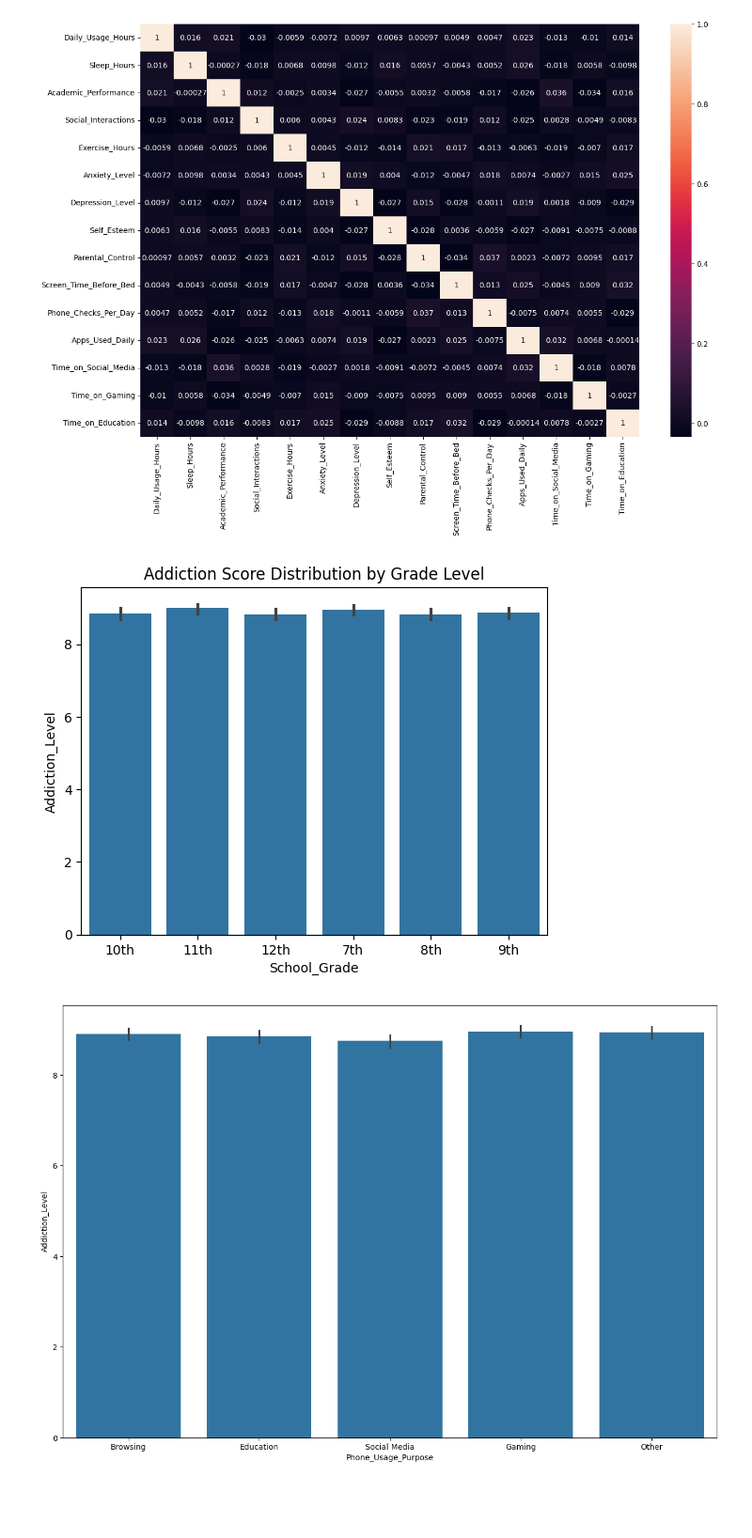
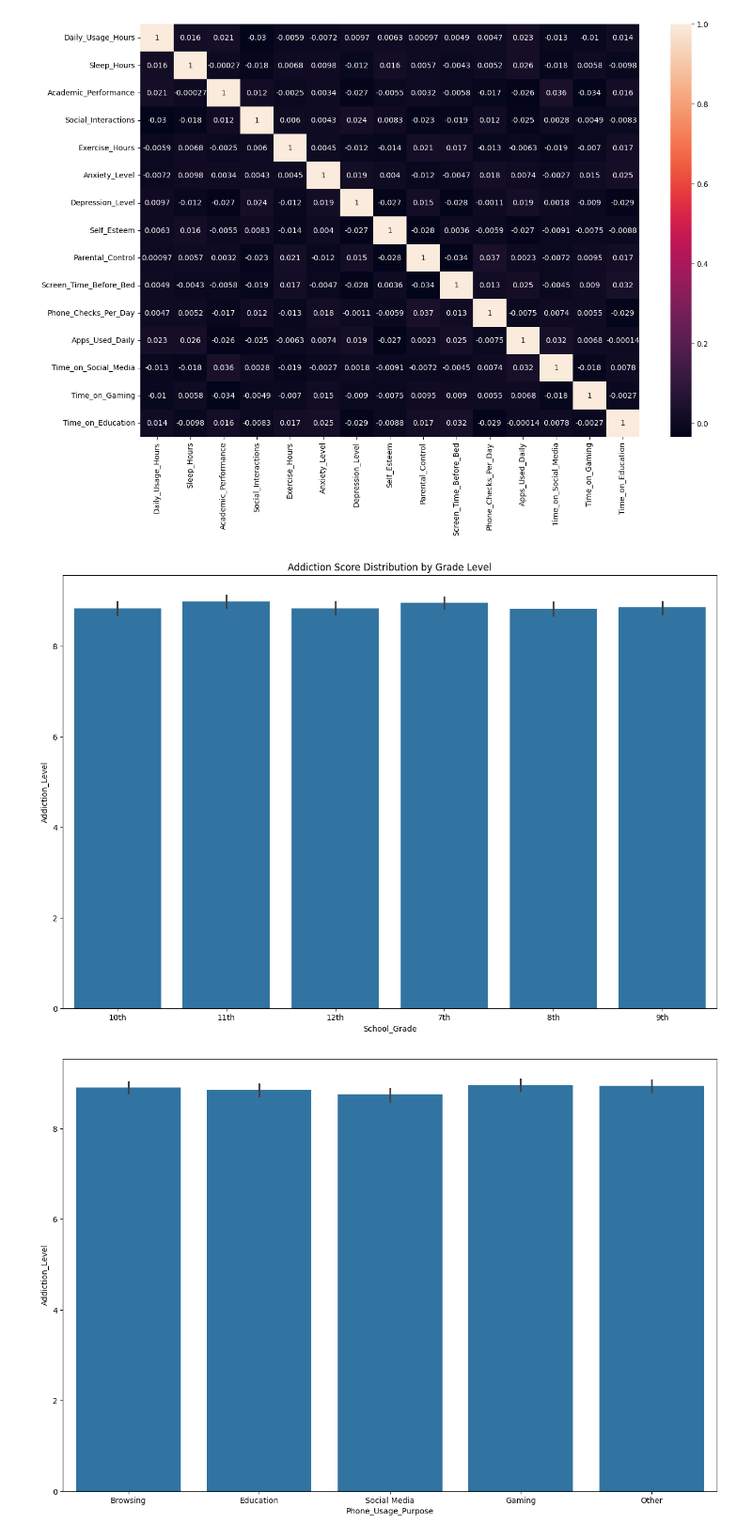
Before and after one commit to Charliee510/async-final-project-yellow-charlie, a Jupyter notebook: main.ipynb, the cells around one changed output. Shown at 94% size. Cells and saved outputs as stored; diff of their text form; code cells hidden in the pictures; blank space fills up the shorter version.

```diff
--- a/main.ipynb
+++ b/main.ipynb
@@ -132,11 +133,13 @@ sns.heatmap(q4_data.corr(), annot = True, cmap = 'rocket')
 [figure]
 # %%
 #5 What grade has the most count of addiction level
+plt.figure(figsize=(15, 10))
+
 sns.barplot(x='School_Grade', y='Addiction_Level', data=df, order=sorted(df['School_Grade'].unique()))
 plt.title("Addiction Score Distribution by Grade Level")
 plt.show()
 # %% [output]
-[figure, old version]
+[figure, new version]
 # %%
 #Q6 What categorical has the most addiction level of student phone usuage
 plt.figure(figsize=(15, 10))
```
Also changed, not shown: parts of 3 cells of this notebook, 1 other file.
